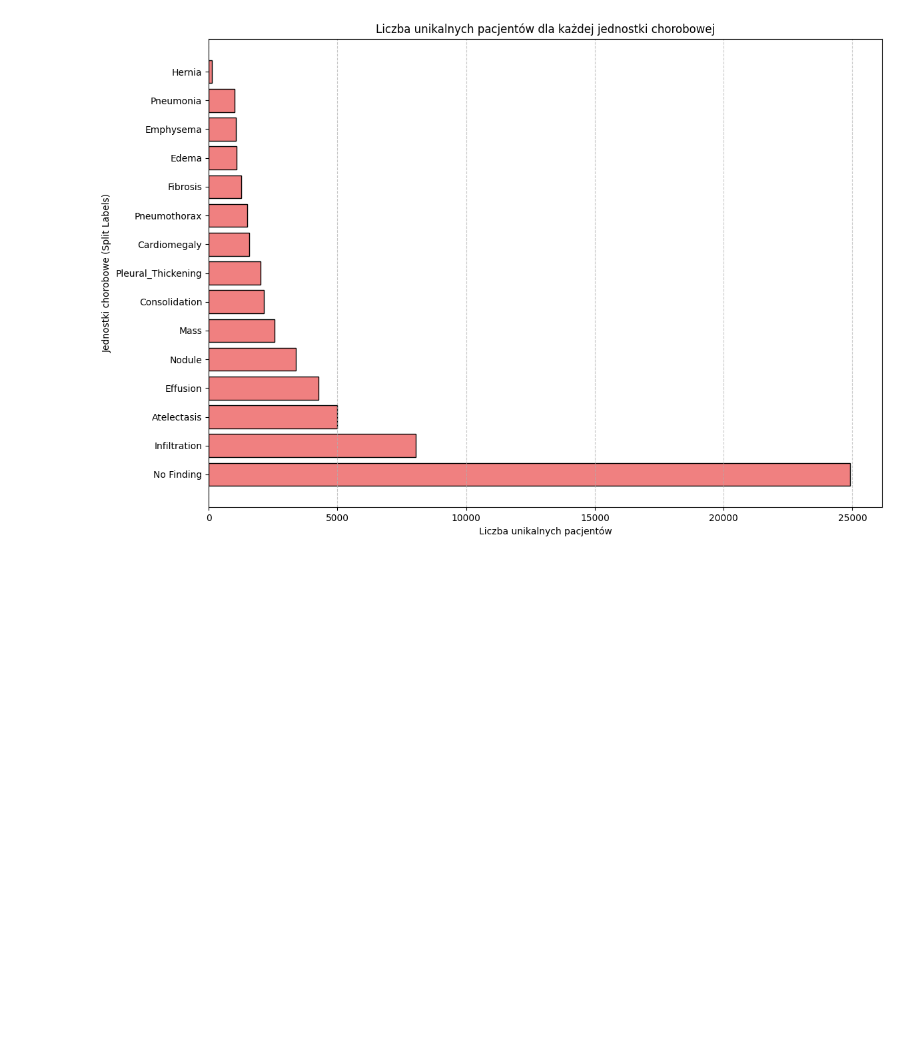
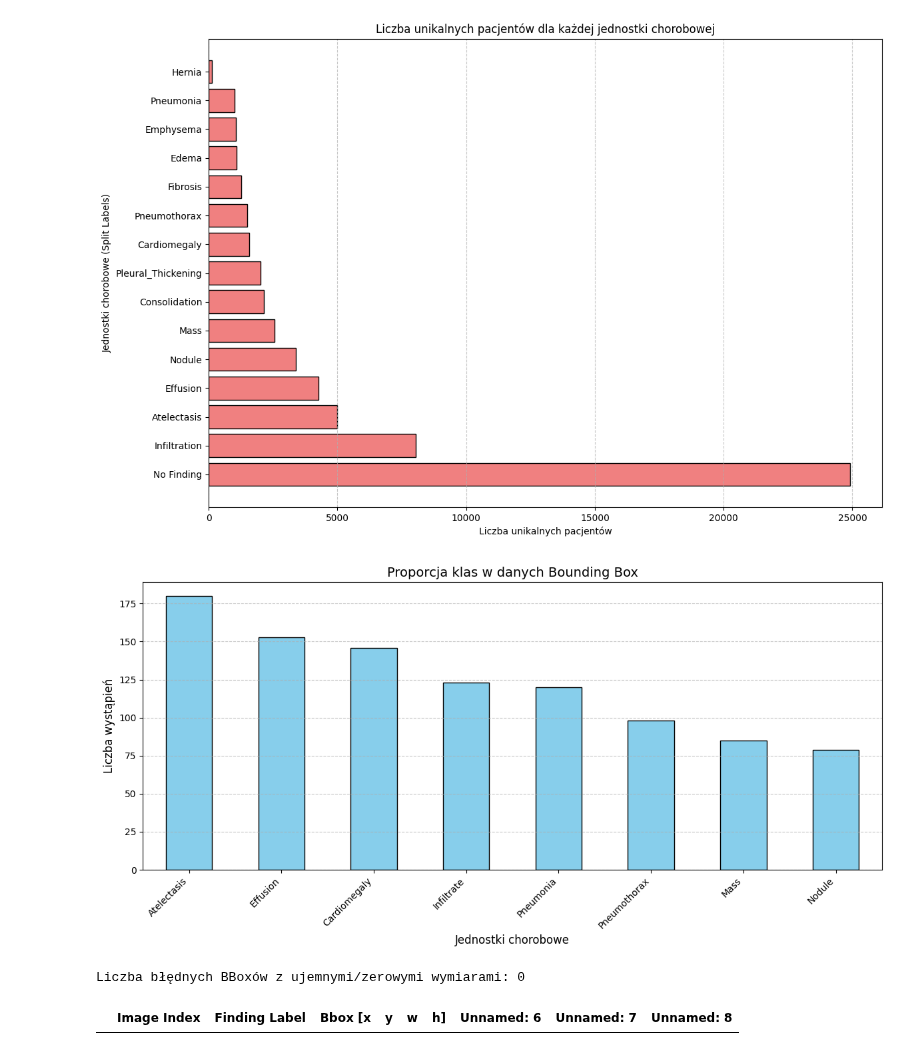
Before and after one commit to Argonus/codebook, a Jupyter notebook: studies/bachelor-thesis/data-analysis/DataAnalysis.ipynb, the cells around one changed output. Cells and saved outputs as stored; diff of their text form; code cells hidden in the pictures; blank space fills up the shorter version.

Commit message:
Finish BBox analysis

```diff
--- a/studies/bachelor-thesis/data-analysis/DataAnalysis.ipynb
+++ b/studies/bachelor-thesis/data-analysis/DataAnalysis.ipynb
@@ -100,3 +101,37 @@ plt.tight_layout()
 plt.show()
 # %% [output]
 [figure]
+# %%
+# BBox Data Analysis
+bounding_box_file = f"{nih_dataset}/BBox_List_2017.csv"
+bounding_box_frame = pd.read_csv(bounding_box_file, delimiter=',', nrows = None)
+
+bbox_class_counts = bounding_box_frame['Finding Label'].value_counts()
+
+# Plot the class distribution as a bar chart
+plt.figure(figsize=(12, 6))
+bbox_class_counts.plot(kind='bar', color='skyblue', edgecolor='black')
+plt.title("Proporcja klas w danych Bounding Box", fontsize=14)
+plt.xlabel("Jednostki chorobowe", fontsize=12)
+plt.ylabel("Liczba wystąpień", fontsize=12)
+plt.xticks(rotation=45, ha='right')
+plt.grid(axis='y', linestyle='--', alpha=0.7)
+plt.tight_layout()
+plt.show()
+# %% [output]
+[figure, added]
+# %%
+# Identify invalid Bounding Boxes with zero or negative dimensions
+invalid_bboxes = bounding_box_frame[
+    (bounding_box_frame['w'] <= 0) | (bounding_box_frame['h]'] <= 0)  # Adjusting for column 'h]'
+]
+
+# Count invalid Bounding Boxes
+invalid_bbox_count = len(invalid_bboxes)
+print(f"Liczba błędnych BBoxów z ujemnymi/zerowymi wymiarami: {invalid_bbox_count}")
+
+# Display the first few invalid Bounding Boxes
+invalid_bboxes.head()
+# %% [output]
+Liczba błędnych BBoxów z ujemnymi/zerowymi wymiarami: 0
+|  | Image Index | Finding Label | Bbox [x | y | w | h] | Unnamed: 6 | Unnamed: 7 | Unnamed: 8 |
```
Also changed, not shown: parts of 4 cells of this notebook.
